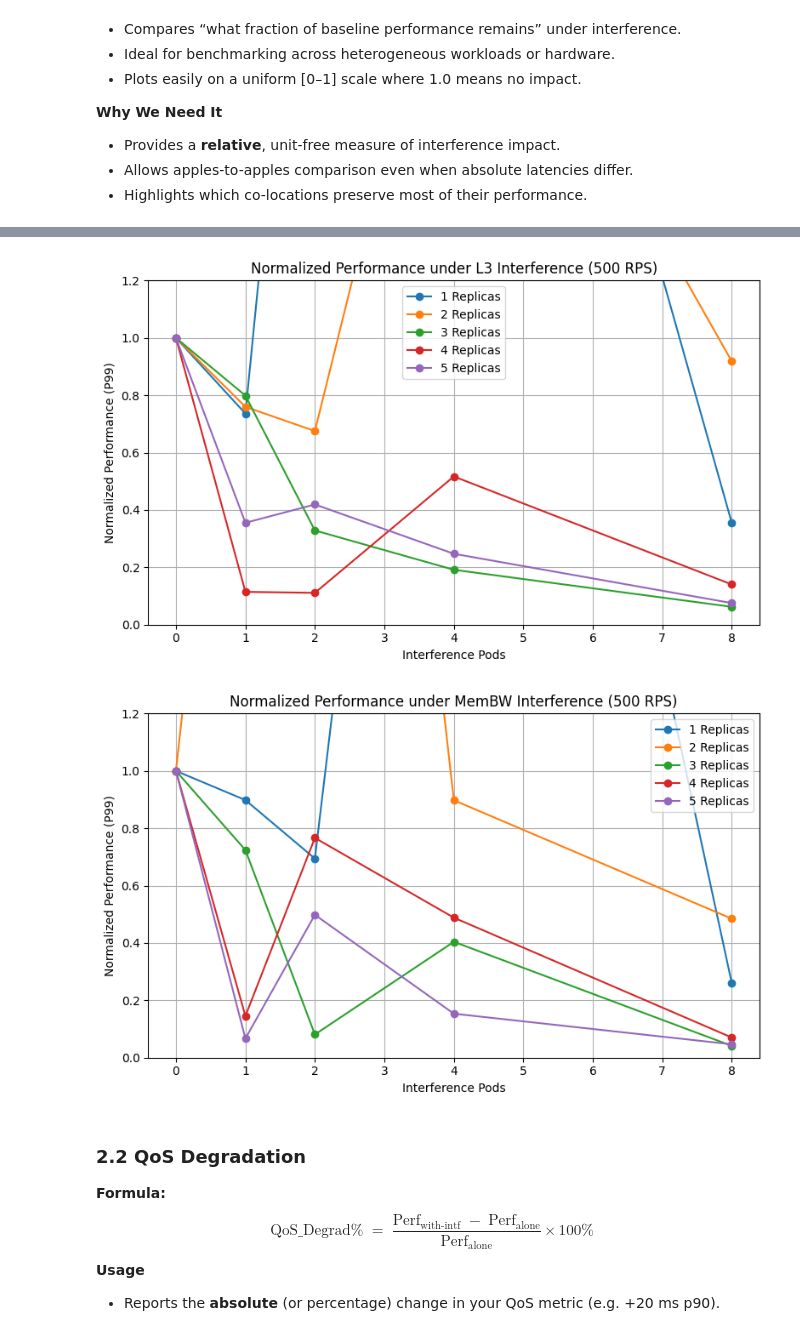
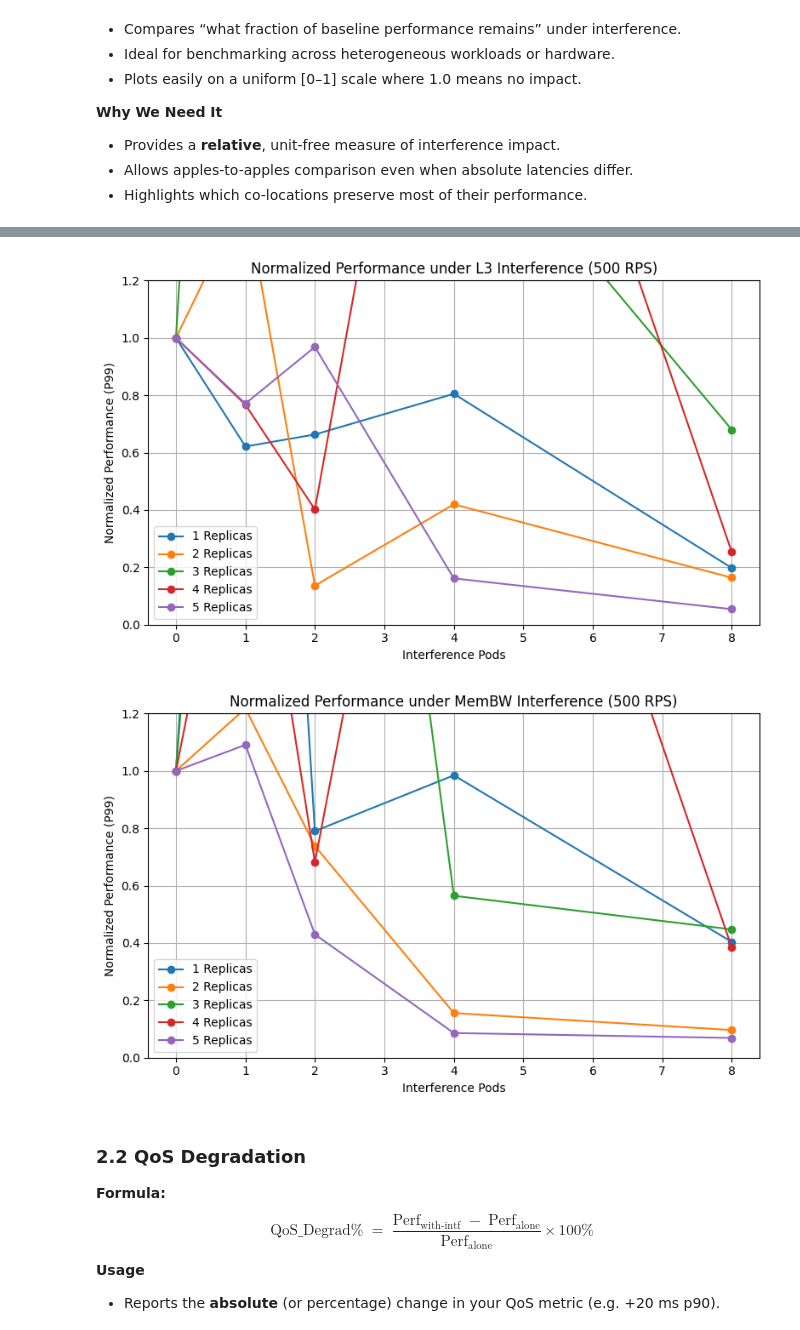
Before and after one commit to georgakopoulosgeo/Interference_Thesis_NTUA, a Jupyter notebook: profiling/slowdown_predictor.ipynb, the cells around one changed output, grey strips where cells are left out. Saved outputs shown, nothing was run; the diff lists cells and outputs as text; code cells hidden in the pictures.

```diff
--- a/profiling/slowdown_predictor.ipynb
+++ b/profiling/slowdown_predictor.ipynb
@@ -339,7 +339,7 @@ import matplotlib.pyplot as plt
 
 
 # Filter only 500 RPS entries
-df_500 = df_perf[df_perf["Given_RPS"] == 1300].copy()
+df_500 = df_perf[df_perf["Given_RPS"] == 500].copy()
 
 # Interference scenario structure
 scenario_map = {
@@ -406,5 +406,5 @@ plot_normalized_perf(df_membw, "Normalized Performance under MemBW Interference
-[figure, old version]
+[figure, new version]
-[figure, old version]
+[figure, new version]
 # %% [markdown]
 ### 2.2 QoS Degradation
 **Formula:**
```
Also changed, not shown: parts of 1 cell of this notebook, 1 other file.
